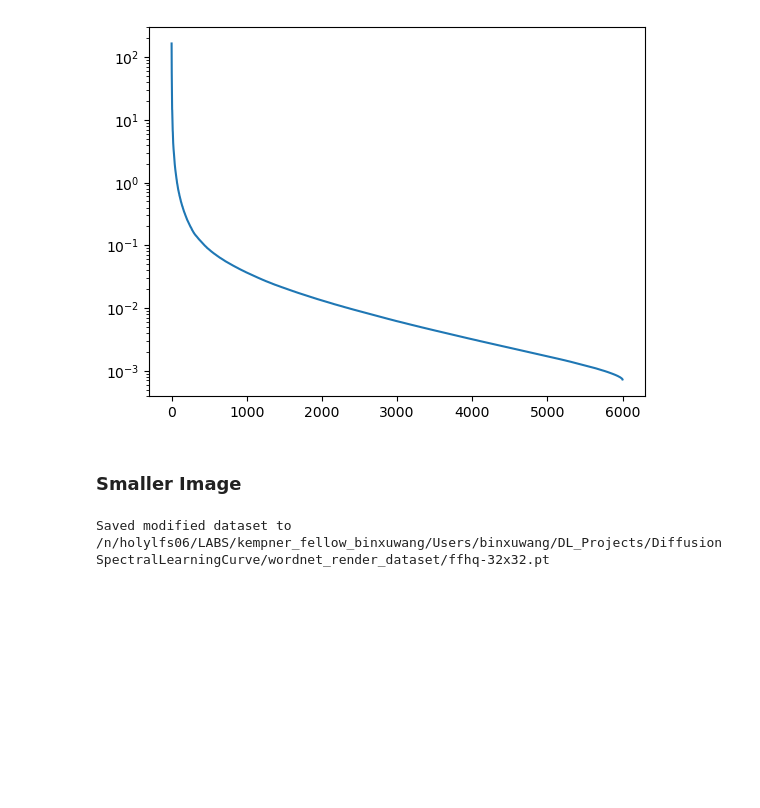
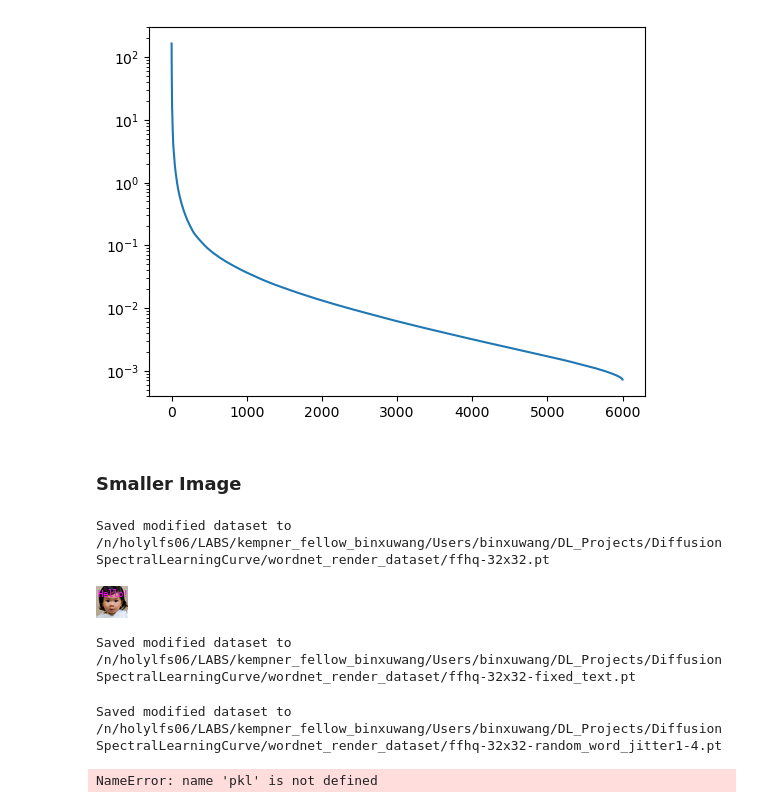
Before and after one commit to Animadversio/DiffusionLearningCurve, a Jupyter notebook: notebook/dataset_face_text.ipynb, the cells around one changed output. Saved outputs shown, nothing was run; the diff lists cells and outputs as text; code cells hidden in the pictures; blank space fills up the shorter version.

```diff
--- a/notebook/dataset_face_text.ipynb
+++ b/notebook/dataset_face_text.ipynb
@@ -360,9 +359,39 @@ for img_id in trange(len(dataset)):
 face32_img_tsr = torch.stack(face32_col)
 # %%
 wordimg_root = "/n/holylfs06/LABS/kempner_fellow_binxuwang/Users/binxuwang/DL_Projects/DiffusionSpectralLearningCurve/wordnet_render_dataset"
+save_path = join(wordimg_root, "ffhq-32x32.pt")
+torch.save(face32_img_tsr, save_path)
+print(f"Saved modified dataset to {save_path}")
+# %% [output]
+Saved modified dataset to /n/holylfs06/LABS/kempner_fellow_binxuwang/Users/binxuwang/DL_Projects/DiffusionSpectralLearningCurve/wordnet_render_dataset/ffhq-32x32.pt
-# %%
-save_path = join(wordimg_root, "ffhq-32x32.pt")
-torch.save(face32_img_tsr, save_path)
-print(f"Saved modified dataset to {save_path}")
-# %% [output]
-Saved modified dataset to /n/holylfs06/LABS/kempner_fellow_binxuwang/Users/binxuwang/DL_Projects/DiffusionSpectralLearningCurve/wordnet_render_dataset/ffhq-32x32.pt
+# %%
+text_color = (255, 0, 255)  # Black color in RGB``
+font = ImageFont.truetype("/usr/share/fonts/dejavu/DejaVuSansMono.ttf", size=9)
+img = Image.fromarray(dataset[3][0].transpose(1,2,0))
+img = img.resize((32, 32), Image.Resampling.LANCZOS)
+# add text to the image
+draw = ImageDraw.Draw(img)
+draw.text((2, 2), "Hello!", fill=text_color, font=font)
+display(draw._image)
+# %% [output]
+[figure, added]
+# %%
+text_color = (255, 0, 255)  # Black color in RGB``
+font = ImageFont.truetype("/usr/share/fonts/dejavu/DejaVuSansMono.ttf", size=9)
+face32_col = []
+for img_id in trange(len(dataset)):
+    img = Image.fromarray(dataset[img_id][0].transpose(1,2,0))
+    img = img.resize((32, 32), Image.Resampling.LANCZOS)
+    # add text to the image
+    draw = ImageDraw.Draw(img)
+    draw.text((2, 2), "Hello!", fill=text_color, font=font)
+    # display(draw._image)
+    img_tensor = torch.tensor(np.array(img)).permute(2,0,1) / 255.0
+    face32_col.append(img_tensor)
+face32_img_text_tsr = torch.stack(face32_col)
+wordimg_root = "/n/holylfs06/LABS/kempner_fellow_binxuwang/Users/binxuwang/DL_Projects/DiffusionSpectralLearningCurve/wordnet_render_dataset"
+save_path = join(wordimg_root, "ffhq-32x32-fixed_text.pt")
+torch.save(face32_img_text_tsr, save_path)
+print(f"Saved modified dataset to {save_path}")
+# %% [output]
+Saved modified dataset to /n/holylfs06/LABS/kempner_fellow_binxuwang/Users/binxuwang/DL_Projects/DiffusionSpectralLearningCurve/wordnet_render_dataset/ffhq-32x32-fixed_text.pt
@@ -368,0 +402,27 @@ Saved modified dataset to /n/holylfs06/LABS/kempner_fellow_binxuwang/Users/binxu
+# %%
+text_color = (255, 0, 255)  # Black color in RGB``
+font = ImageFont.truetype("/usr/share/fonts/dejavu/DejaVuSansMono.ttf", size=9)
+face32_col = []
+text_list = []
+for img_id in trange(len(dataset)):
+    img = Image.fromarray(dataset[img_id][0].transpose(1,2,0))
+    img = img.resize((32, 32), Image.Resampling.LANCZOS)
+    # add text to the image
+    draw = ImageDraw.Draw(img)
+    word = random.choice(word_list)
+    xpos = np.random.randint(1, 4)
+    ypos = np.random.randint(1, 4)
+    draw.text((xpos, ypos), word, fill=text_color, font=font)
+    # display(draw._image)
+    img_tensor = torch.tensor(np.array(img)).permute(2,0,1) / 255.0
+    face32_col.append(img_tensor)
+    text_list.append(word)
+face32_img_text_tsr = torch.stack(face32_col)
+wordimg_root = "/n/holylfs06/LABS/kempner_fellow_binxuwang/Users/binxuwang/DL_Projects/DiffusionSpectralLearningCurve/wordnet_render_dataset"
+save_path = join(wordimg_root, "ffhq-32x32-random_word_jitter1-4.pt")
+torch.save(face32_img_text_tsr, save_path)
+print(f"Saved modified dataset to {save_path}")
+pkl.dump(text_list, open(join(wordimg_root, "ffhq-32x32-random_words_jitter1-4_words.pkl"), "wb"))
+# %% [output]
+Saved modified dataset to /n/holylfs06/LABS/kempner_fellow_binxuwang/Users/binxuwang/DL_Projects/DiffusionSpectralLearningCurve/wordnet_render_dataset/ffhq-32x32-random_word_jitter1-4.pt
+NameError: name 'pkl' is not defined
```
Also changed, not shown: parts of 4 cells of this notebook, 5 other files.
